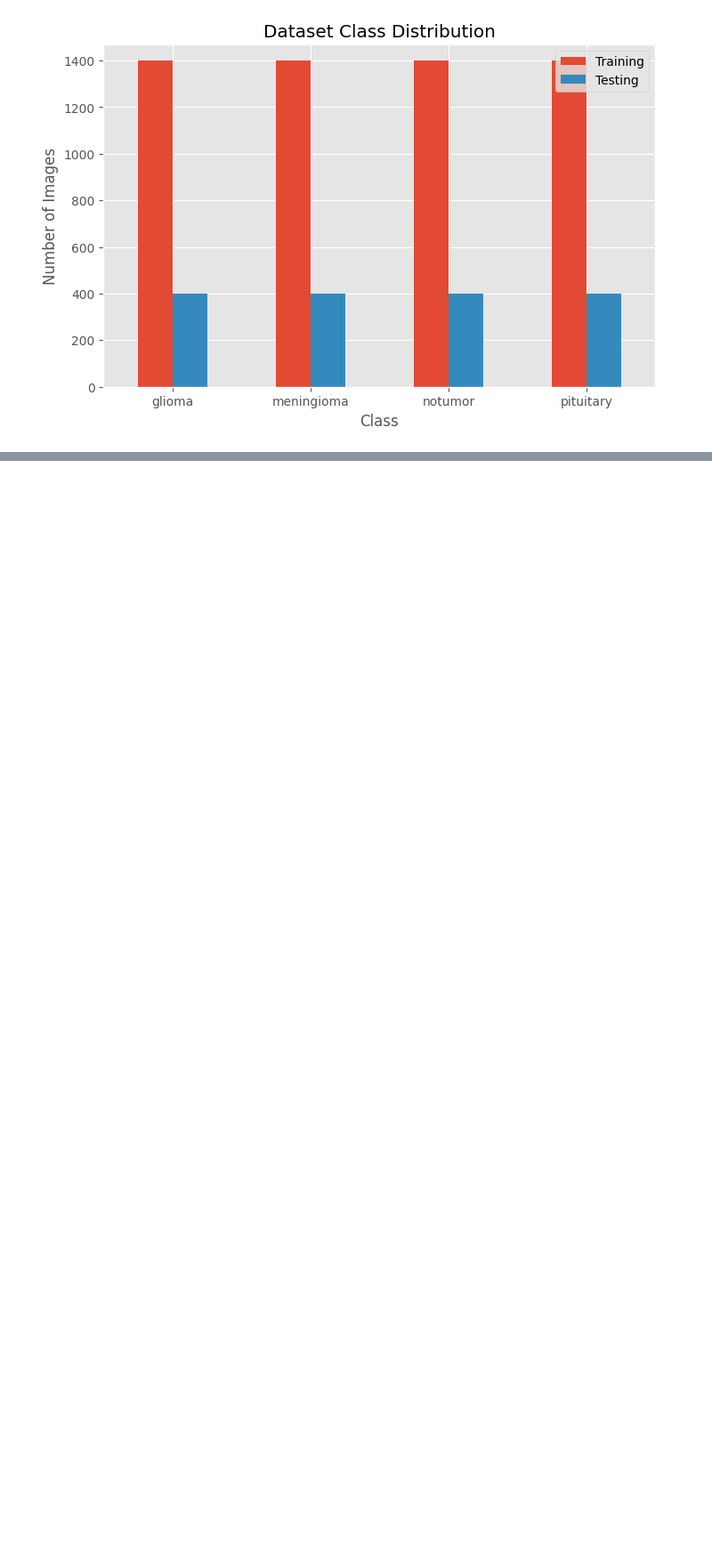
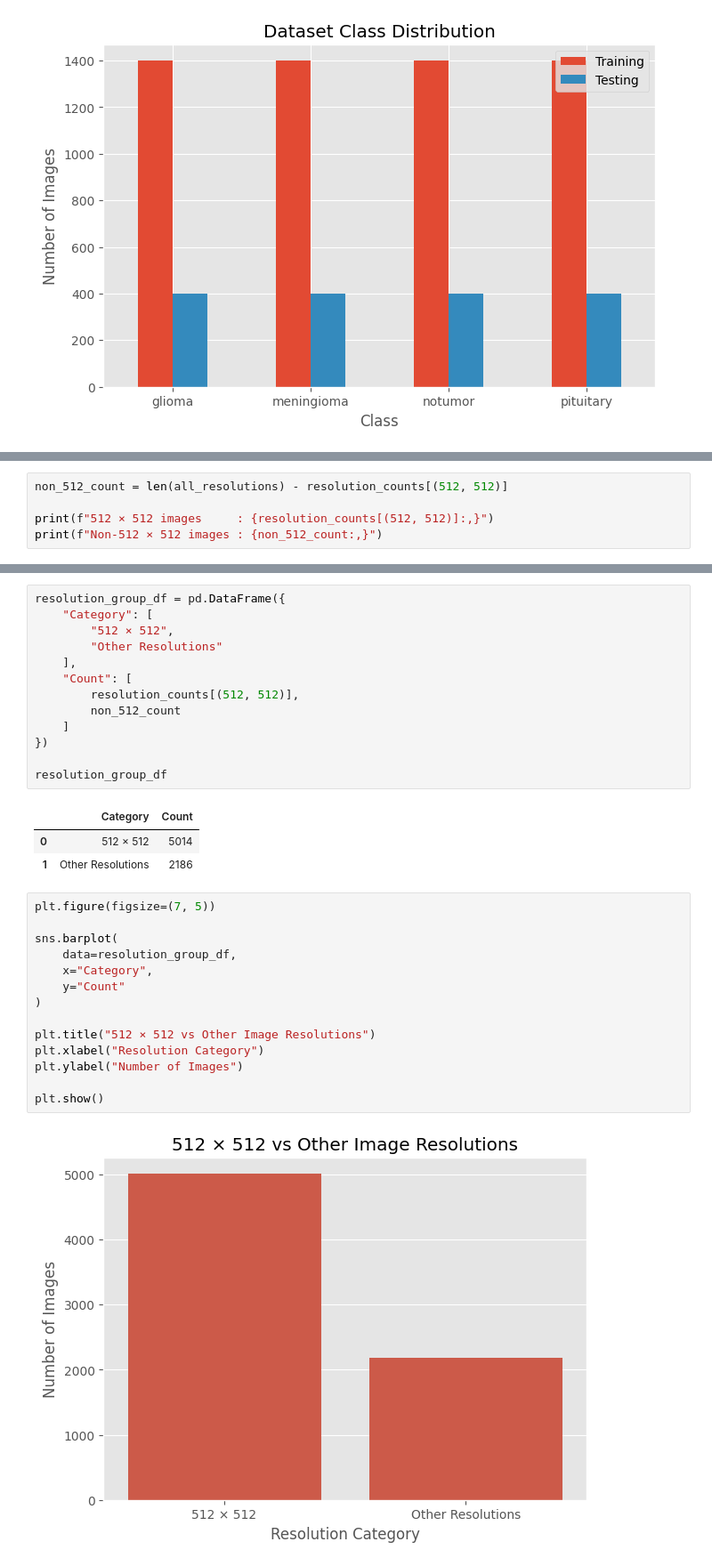
Before and after one commit to maziyaqofi/Brain-Tumor-Classification-AI, a Jupyter notebook: notebooks/01_eda.ipynb, the cells around one changed output, grey strips where cells are left out. Shown at 89% size. Saved outputs shown, nothing was run; the diff lists cells and outputs as text; blank space fills up the shorter version.

```diff
--- a/notebooks/01_eda.ipynb
+++ b/notebooks/01_eda.ipynb
@@ -177,0 +355,5 @@ Balanced class distributions help reduce prediction bias during model training a
+# %%
+non_512_count = len(all_resolutions) - resolution_counts[(512, 512)]
+
+print(f"512 × 512 images     : {resolution_counts[(512, 512)]:,}")
+print(f"Non-512 × 512 images : {non_512_count:,}")
@@ -177,0 +397,33 @@ Balanced class distributions help reduce prediction bias during model training a
+# %%
+resolution_group_df = pd.DataFrame({
+    "Category": [
+        "512 × 512",
+        "Other Resolutions"
+    ],
+    "Count": [
+        resolution_counts[(512, 512)],
+        non_512_count
+    ]
+})
+
+resolution_group_df
+# %% [output]
+|  | Category | Count |
+| 0 | 512 × 512 | 5014 |
+| 1 | Other Resolutions | 2186 |
+# %%
+plt.figure(figsize=(7, 5))
+
+sns.barplot(
+    data=resolution_group_df,
+    x="Category",
+    y="Count"
+)
+
+plt.title("512 × 512 vs Other Image Resolutions")
+plt.xlabel("Resolution Category")
+plt.ylabel("Number of Images")
+
+plt.show()
+# %% [output]
+[figure, added]
```
Also changed, not shown: parts of 42 cells of this notebook, 4 other files.
